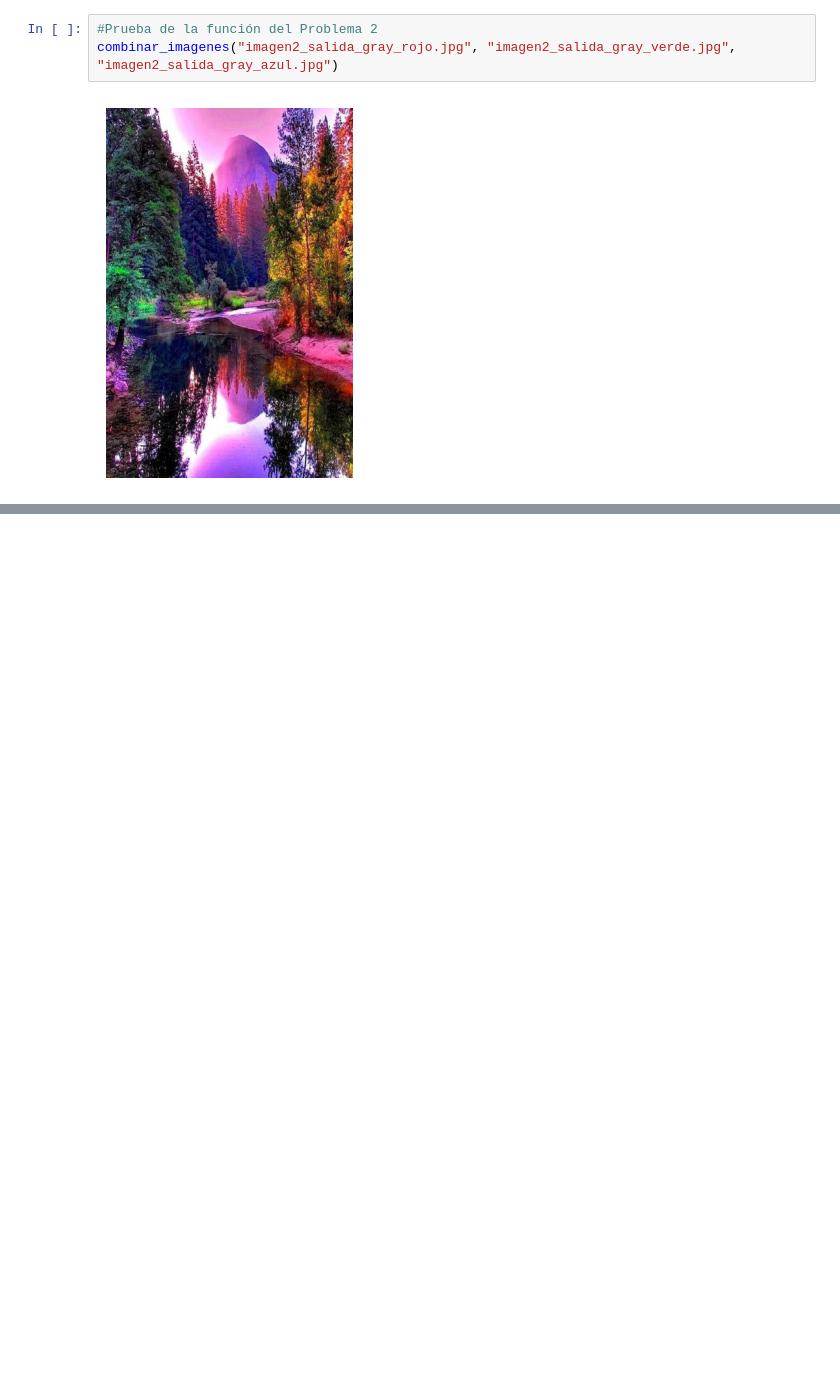
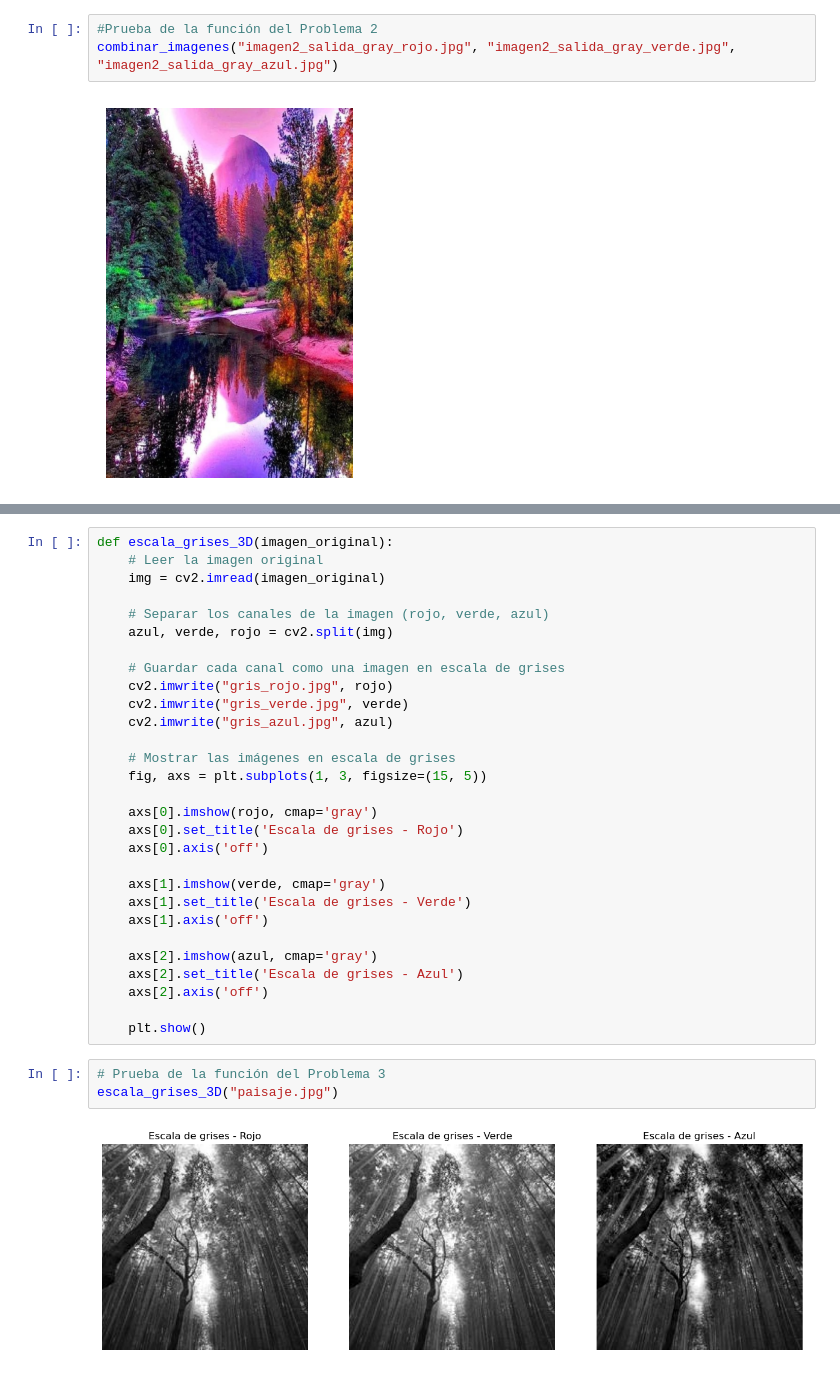
Before and after one commit to JuanCaBocaletti/TMIR_Lab1, a Jupyter notebook: TMIR_Laboratorio1.ipynb, the cells around one changed output, grey strips where cells are left out. Cells and saved outputs as stored; diff of their text form; blank space fills up the shorter version.

```diff
--- a/TMIR_Laboratorio1.ipynb
+++ b/TMIR_Laboratorio1.ipynb
@@ -130,0 +132,34 @@ combinar_imagenes("perro_salida_gray_rojo.jpg", "perro_salida_gray_verde.jpg", "
+# %%
+def escala_grises_3D(imagen_original):
+    # Leer la imagen original
+    img = cv2.imread(imagen_original)
+
+    # Separar los canales de la imagen (rojo, verde, azul)
+    azul, verde, rojo = cv2.split(img)
+
+    # Guardar cada canal como una imagen en escala de grises
+    cv2.imwrite("gris_rojo.jpg", rojo)
+    cv2.imwrite("gris_verde.jpg", verde)
+    cv2.imwrite("gris_azul.jpg", azul)
+
+    # Mostrar las imágenes en escala de grises
+    fig, axs = plt.subplots(1, 3, figsize=(15, 5))
+
+    axs[0].imshow(rojo, cmap='gray')
+    axs[0].set_title('Escala de grises - Rojo')
+    axs[0].axis('off')
+
+    axs[1].imshow(verde, cmap='gray')
+    axs[1].set_title('Escala de grises - Verde')
+    axs[1].axis('off')
+
+    axs[2].imshow(azul, cmap='gray')
+    axs[2].set_title('Escala de grises - Azul')
+    axs[2].axis('off')
+
+    plt.show()
+# %%
+# Prueba de la función del Problema 3
+escala_grises_3D("paisaje.jpg")
+# %% [output]
+[figure, added]
```
Also changed, not shown: parts of 16 cells of this notebook, 5 other files.
